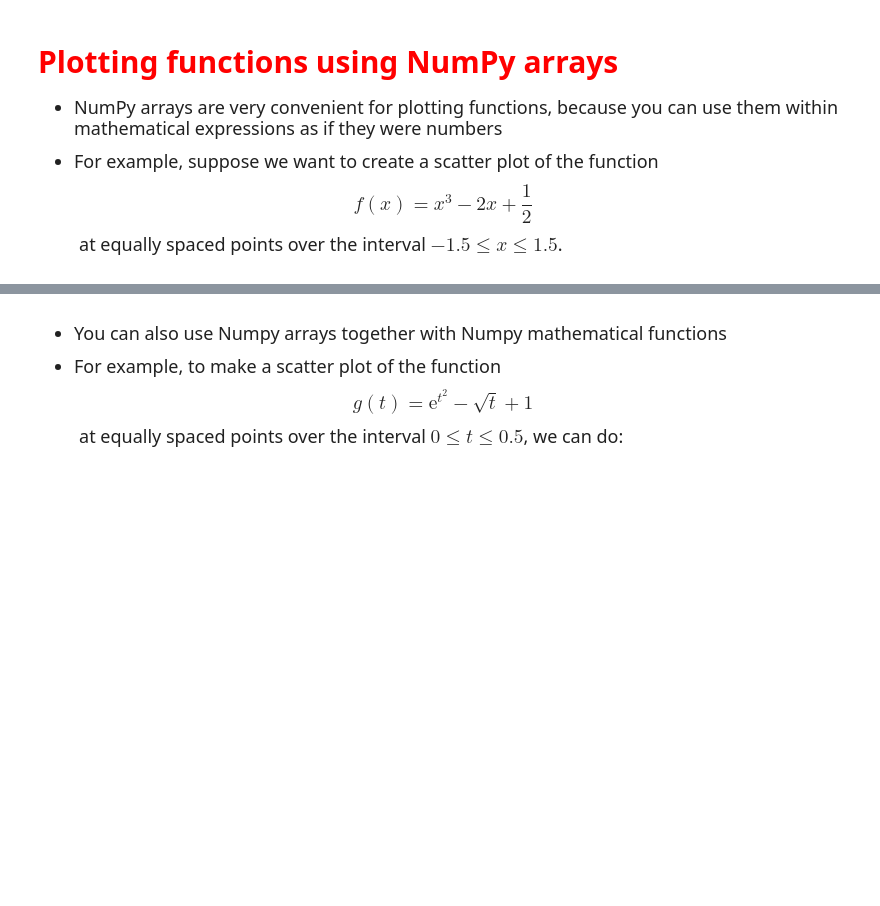
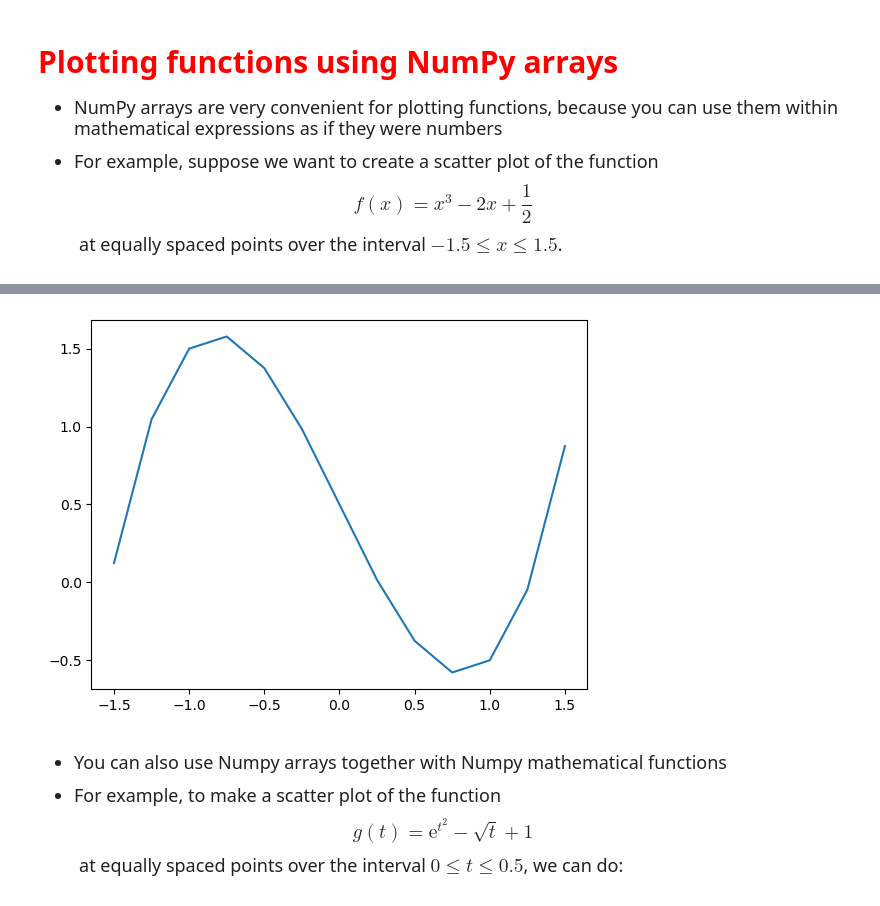
Before and after one commit to ariellagol/datasci151fall2026, a Jupyter notebook: lecture_04_other_sequence_objects copy/Lecture04.ipynb, the cells around one changed output, grey strips where cells are left out. Cells and saved outputs as stored; diff of their text form; code cells hidden in the pictures; blank space fills up the shorter version.

```diff
--- a/lecture_04_other_sequence_objects copy/Lecture04.ipynb
+++ b/lecture_04_other_sequence_objects copy/Lecture04.ipynb
@@ -401,3 +492,21 @@ plt.show()
+# %%
+# Create list of equally spaced points from -1.5 to 1.5
+# We'll choose points 0.25 apart
+
+# Convert to numpy array
+x_vals = np.array(x_vals)
+xvals = np.linspace(-1.5,1.5,100) ##you can do this instead of typing out all the x points
+
+# Create new numpy array with the function evaluated at the same points
+y_vals = x_vals**3 - 2*x_vals + 0.5
+##you can treat the np.array as a regular number
+
+# Use plt.scatter to create scatter plot
+plt.plot(x_vals, y_vals)
+#plt. plot makes a line instead connecting all the dots instead, but you dont do x= and y= you jsut write x_vals, y_vals
+plt.show()
+# %% [output]
+[figure, added]
 # %% [markdown]
 <font size = "4">
 
```
Also changed, not shown: parts of 18 cells of this notebook, 2 other files.
